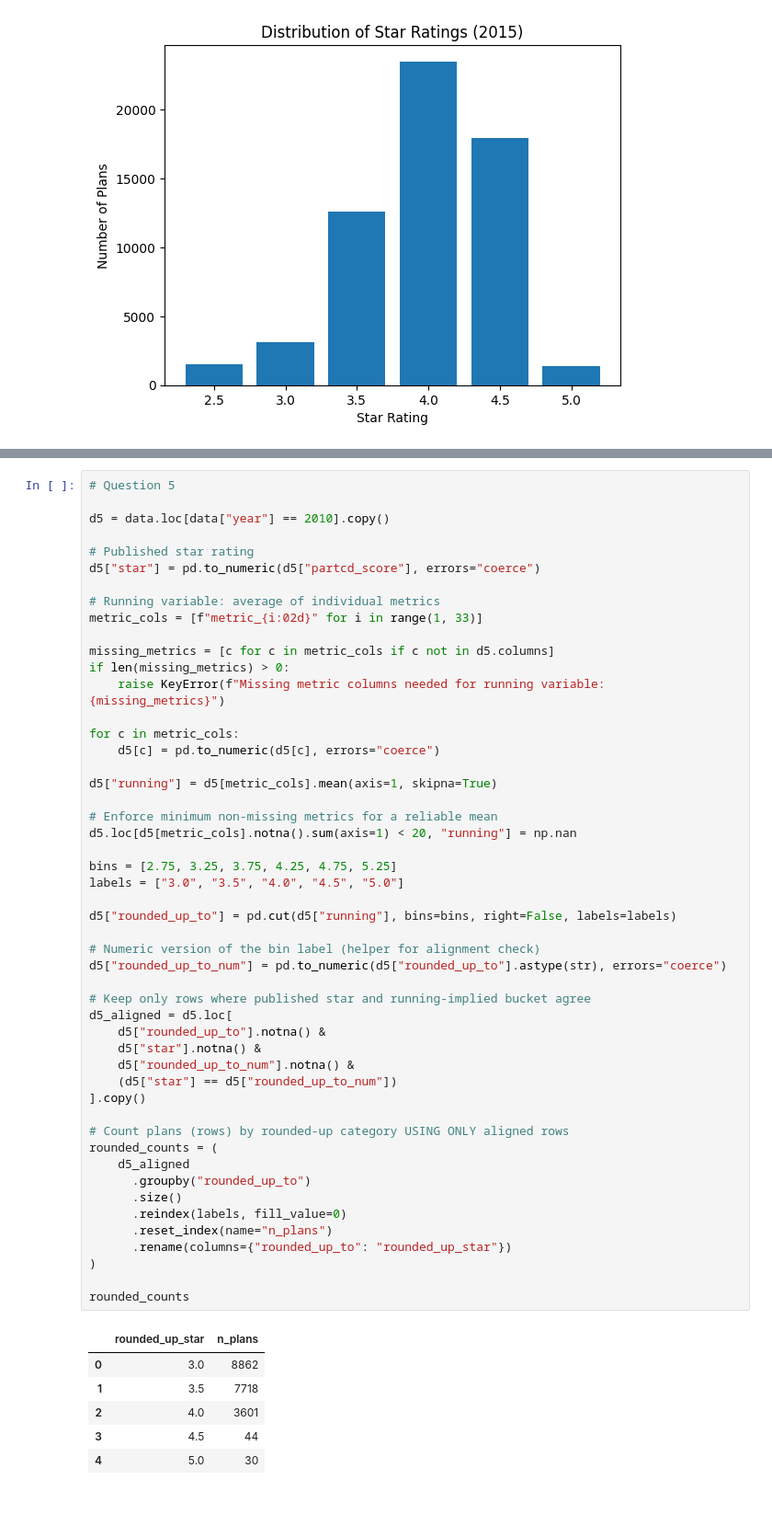
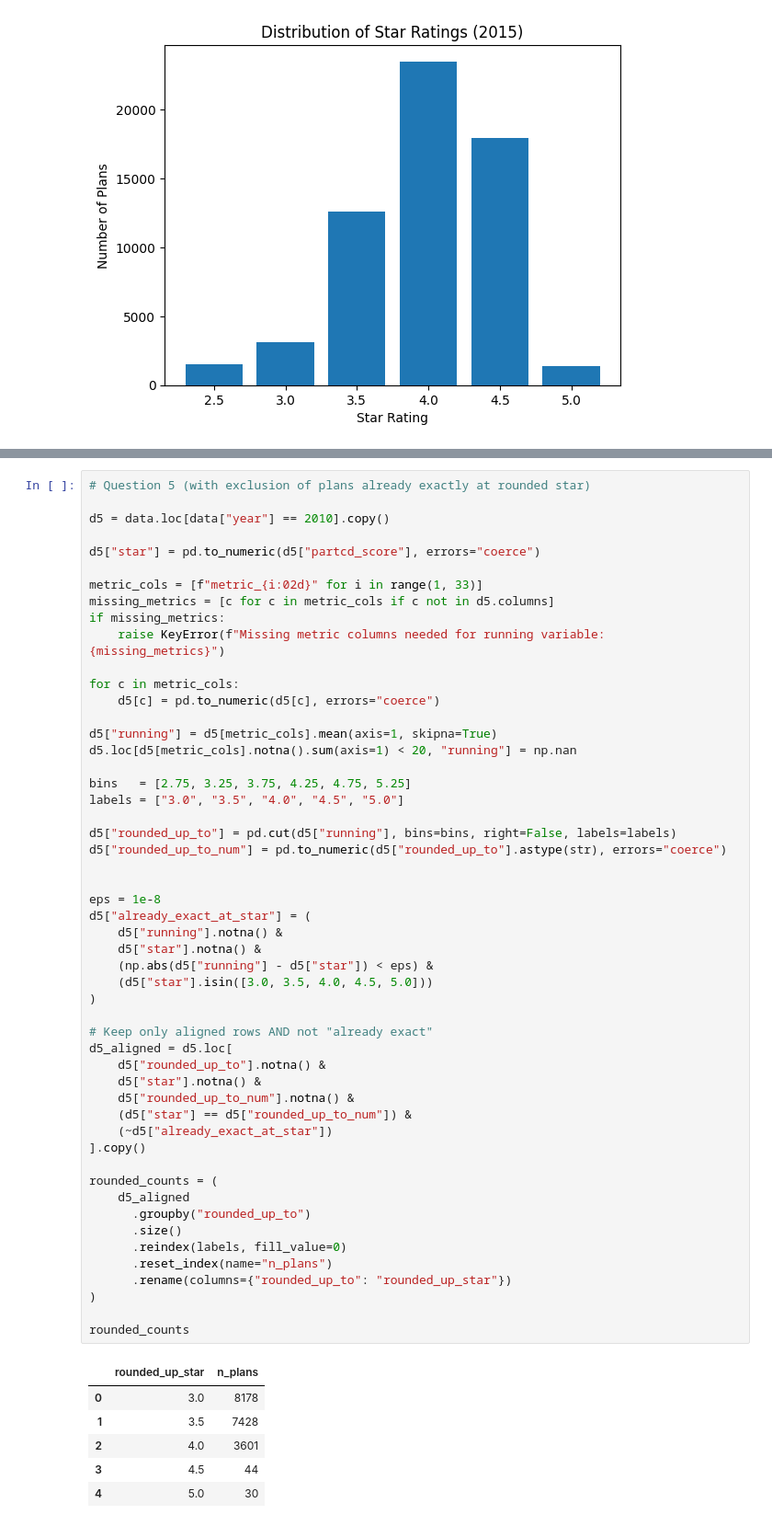
Before and after one commit to SebastianKou/HW3, a Jupyter notebook: HW3-answers.ipynb, the cells around one changed output, grey strips where cells are left out. Shown at 92% size. Drawn from its saved outputs; the diff is of its cells as text.

```diff
--- a/HW3-answers.ipynb
+++ b/HW3-answers.ipynb
@@ -167,59 +187,61 @@ coef_table
 | Star >= 4.5 | -0.0093 (0.0028) | -0.0215 (0.0029) | -0.0001 (0.0027) | 0.0148 (0.0027) | 0.0072 (0.0031) | 0.0278 (0.0025) |
 | N | 30545 | 24194 | 24297 | 25219 | 24636 | 24852 |
 # %%
-# Question 5
+# Question 5 (with exclusion of plans already exactly at rounded star)
 
 d5 = data.loc[data["year"] == 2010].copy()
 
-# Published star rating
 d5["star"] = pd.to_numeric(d5["partcd_score"], errors="coerce")
 
-# Running variable: average of individual metrics
 metric_cols = [f"metric_{i:02d}" for i in range(1, 33)]
-
 missing_metrics = [c for c in metric_cols if c not in d5.columns]
-if len(missing_metrics) > 0:
+if missing_metrics:
     raise KeyError(f"Missing metric columns needed for running variable: {missing_metrics}")
 
 for c in metric_cols:
     d5[c] = pd.to_numeric(d5[c], errors="coerce")
 
 d5["running"] = d5[metric_cols].mean(axis=1, skipna=True)
-
-# Enforce minimum non-missing metrics for a reliable mean
 d5.loc[d5[metric_cols].notna().sum(axis=1) < 20, "running"] = np.nan
 
-bins = [2.75, 3.25, 3.75, 4.25, 4.75, 5.25]
+bins   = [2.75, 3.25, 3.75, 4.25, 4.75, 5.25]
 labels = ["3.0", "3.5", "4.0", "4.5", "5.0"]
 
 d5["rounded_up_to"] = pd.cut(d5["running"], bins=bins, right=False, labels=labels)
-
-# Numeric version of the bin label (helper for alignment check)
 d5["rounded_up_to_num"] = pd.to_numeric(d5["rounded_up_to"].astype(str), errors="coerce")
 
-# Keep only rows where published star and running-implied bucket agree
+
+eps = 1e-8
+d5["already_exact_at_star"] = (
+    d5["running"].notna() &
+    d5["star"].notna() &
+    (np.abs(d5["running"] - d5["star"]) < eps) &
+    (d5["star"].isin([3.0, 3.5, 4.0, 4.5, 5.0]))
+)
+
+# Keep only aligned rows AND not "already exact"
 d5_aligned = d5.loc[
     d5["rounded_up_to"].notna() &
     d5["star"].notna() &
     d5["rounded_up_to_num"].notna() &
-    (d5["star"] == d5["rounded_up_to_num"])
+    (d5["star"] == d5["rounded_up_to_num"]) &
+    (~d5["already_exact_at_star"])
 ].copy()
 
-# Count plans (rows) by rounded-up category USING ONLY aligned rows
 rounded_counts = (
     d5_aligned
       .groupby("rounded_up_to")
       .size()
       .reindex(labels, fill_value=0)
       .reset_index(name="n_plans")
       .rename(columns={"rounded_up_to": "rounded_up_star"})
 )
 
 rounded_counts
 # %% [output]
 |  | rounded_up_star | n_plans |
-| 0 | 3.0 | 8862 |
-| 1 | 3.5 | 7718 |
+| 0 | 3.0 | 8178 |
+| 1 | 3.5 | 7428 |
 | 2 | 4.0 | 3601 |
 | 3 | 4.5 | 44 |
 | 4 | 5.0 | 30 |
```
Also changed, not shown: parts of 9 cells of this notebook.
